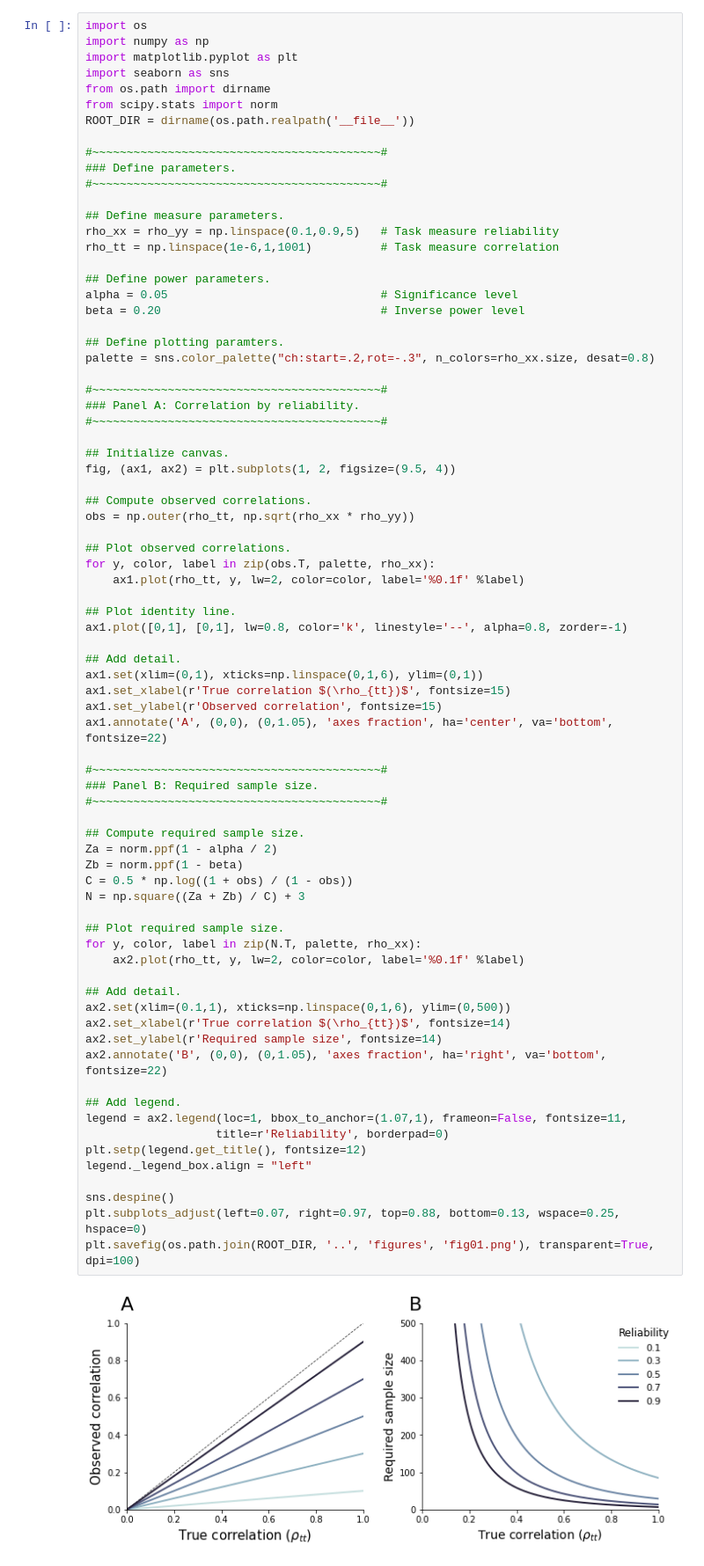
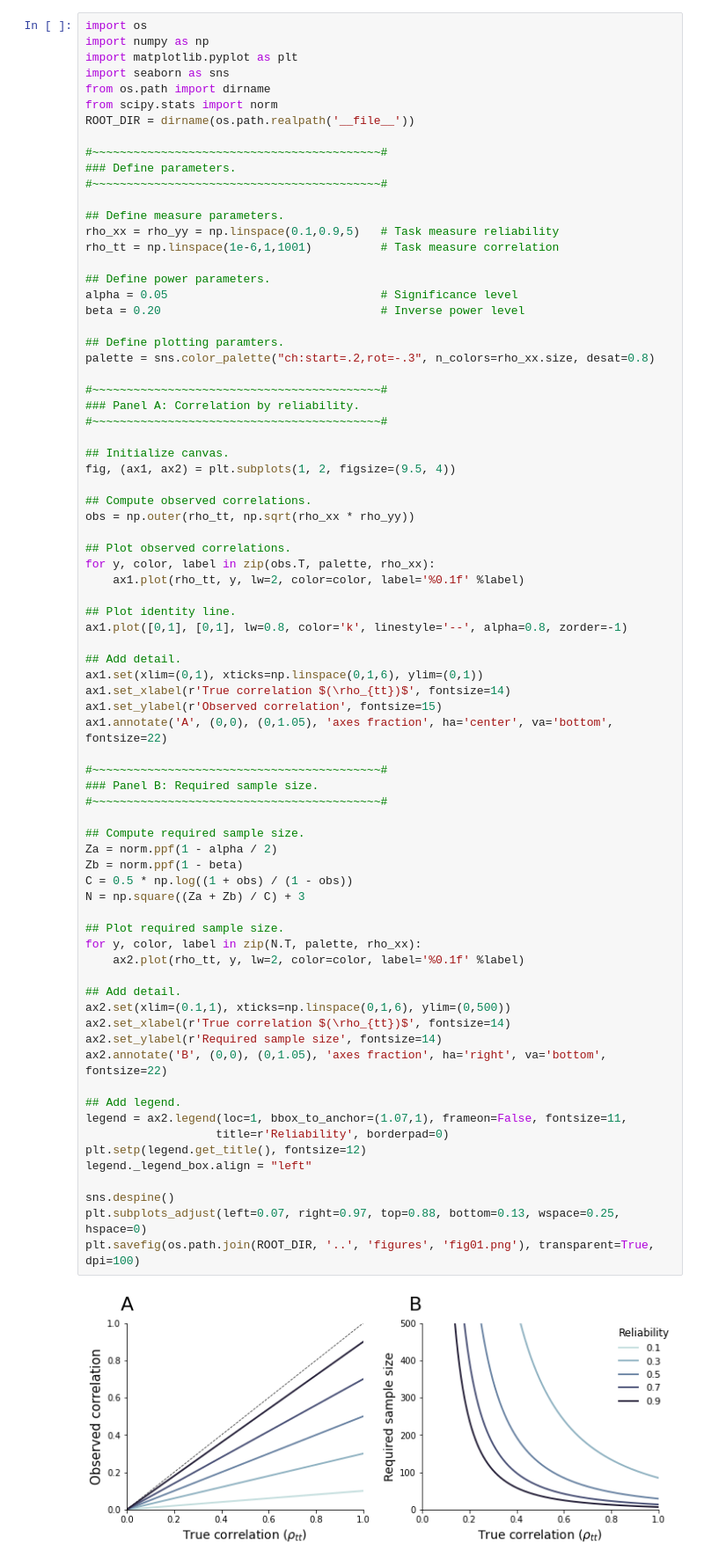
Before and after one commit to nivlab/biopsych-reliability-review, a Jupyter notebook: notebooks/figure01.ipynb, the cells around one changed output. Shown at 88% size. Saved outputs shown, nothing was run; the diff lists cells and outputs as text.

```diff
--- a/notebooks/figure01.ipynb
+++ b/notebooks/figure01.ipynb
@@ -41,38 +41,38 @@ ax1.plot([0,1], [0,1], lw=0.8, color='k', linestyle='--', alpha=0.8, zorder=-1)
 
 ## Add detail.
 ax1.set(xlim=(0,1), xticks=np.linspace(0,1,6), ylim=(0,1))
-ax1.set_xlabel(r'True correlation $(\rho_{tt})$', fontsize=15)
+ax1.set_xlabel(r'True correlation $(\rho_{tt})$', fontsize=14)
 ax1.set_ylabel(r'Observed correlation', fontsize=15)
 ax1.annotate('A', (0,0), (0,1.05), 'axes fraction', ha='center', va='bottom', fontsize=22)
 
 #~~~~~~~~~~~~~~~~~~~~~~~~~~~~~~~~~~~~~~~~~~#
 ### Panel B: Required sample size.
 #~~~~~~~~~~~~~~~~~~~~~~~~~~~~~~~~~~~~~~~~~~#
 
 ## Compute required sample size.
 Za = norm.ppf(1 - alpha / 2)
 Zb = norm.ppf(1 - beta)
 C = 0.5 * np.log((1 + obs) / (1 - obs))
 N = np.square((Za + Zb) / C) + 3
 
 ## Plot required sample size.
 for y, color, label in zip(N.T, palette, rho_xx):
     ax2.plot(rho_tt, y, lw=2, color=color, label='%0.1f' %label)
 
 ## Add detail.
 ax2.set(xlim=(0.1,1), xticks=np.linspace(0,1,6), ylim=(0,500))
 ax2.set_xlabel(r'True correlation $(\rho_{tt})$', fontsize=14)
 ax2.set_ylabel(r'Required sample size', fontsize=14)
 ax2.annotate('B', (0,0), (0,1.05), 'axes fraction', ha='right', va='bottom', fontsize=22)
 
 ## Add legend.
 legend = ax2.legend(loc=1, bbox_to_anchor=(1.07,1), frameon=False, fontsize=11,
                    title=r'Reliability', borderpad=0)
 plt.setp(legend.get_title(), fontsize=12)
 legend._legend_box.align = "left"
 
 sns.despine()
 plt.subplots_adjust(left=0.07, right=0.97, top=0.88, bottom=0.13, wspace=0.25, hspace=0)
 plt.savefig(os.path.join(ROOT_DIR, '..', 'figures', 'fig01.png'), transparent=True, dpi=100)
 # %% [output]
-[figure, old version]
+[figure, new version]
```
Also changed, not shown: 1 other file.
